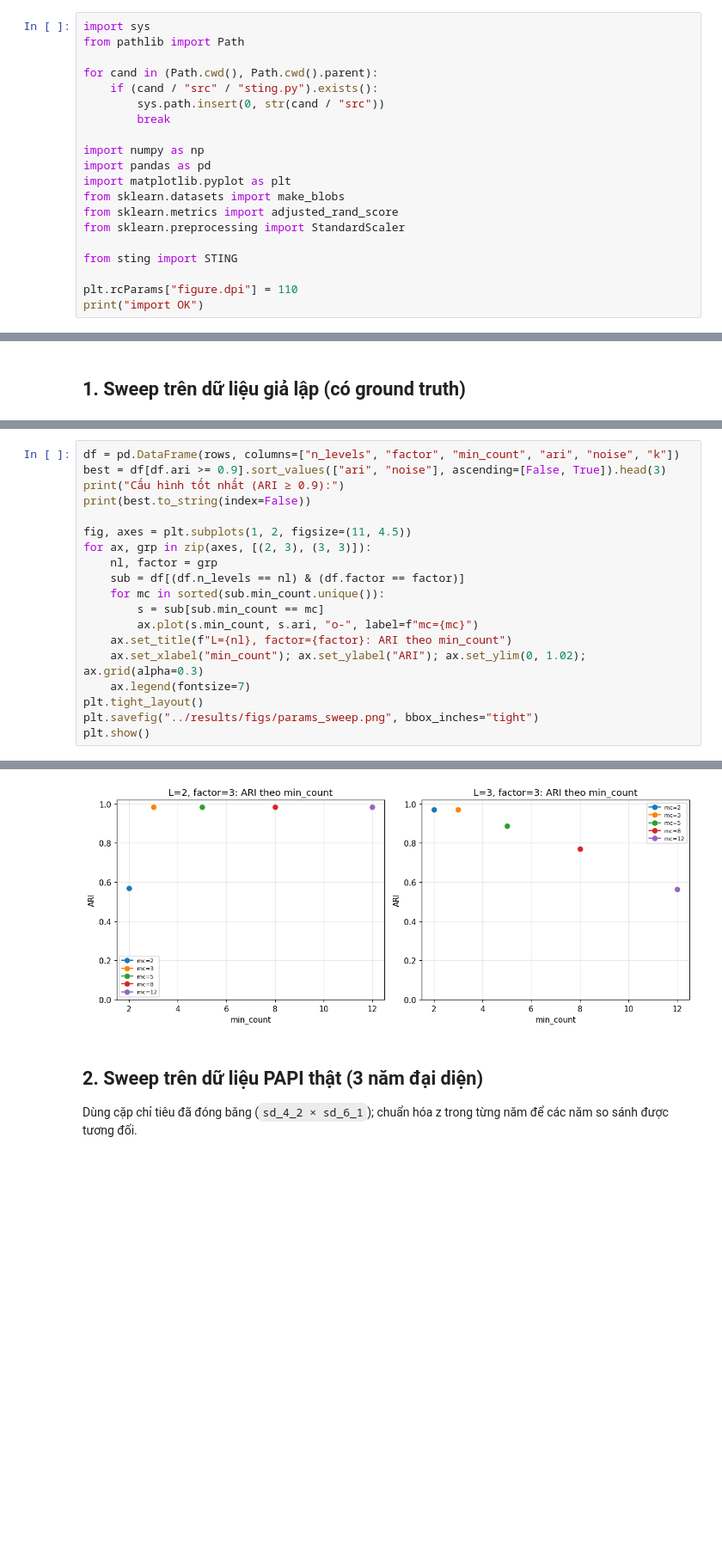
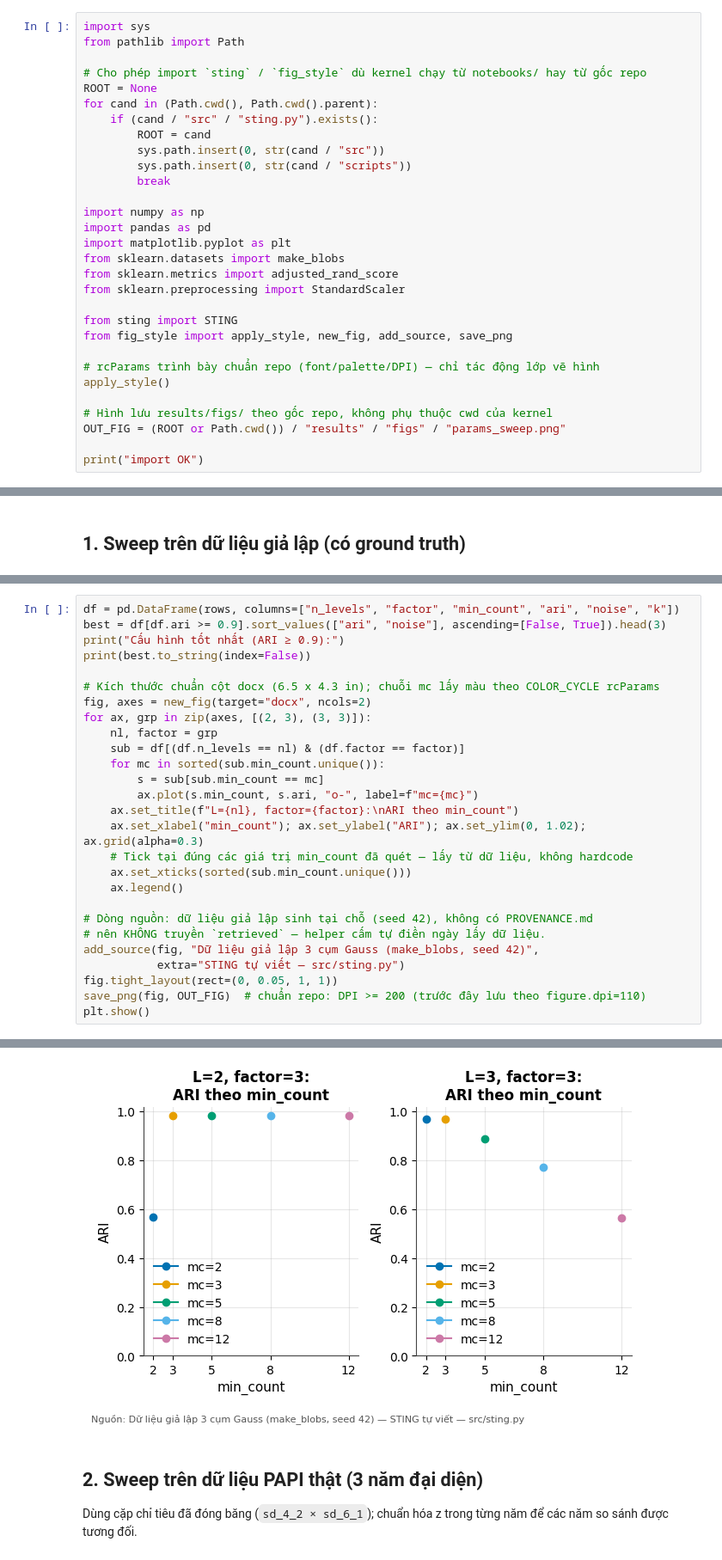
Before and after one commit to JasonTM17/Grid_Based_Sociology, a Jupyter notebook: notebooks/01_params_sweep.ipynb, the cells around one changed output, grey strips where cells are left out. Shown at 86% size. Drawn from its saved outputs; the diff is of its cells as text; blank space fills up the shorter version.

```diff
--- a/notebooks/01_params_sweep.ipynb
+++ b/notebooks/01_params_sweep.ipynb
@@ -10,9 +10,13 @@ không "cherry-pick" theo hình đẹp. Chi tiết: `results/predict_config_sear
 import sys
 from pathlib import Path
 
+# Cho phép import `sting` / `fig_style` dù kernel chạy từ notebooks/ hay từ gốc repo
+ROOT = None
 for cand in (Path.cwd(), Path.cwd().parent):
     if (cand / "src" / "sting.py").exists():
+        ROOT = cand
         sys.path.insert(0, str(cand / "src"))
+        sys.path.insert(0, str(cand / "scripts"))
         break
 
 import numpy as np
@@ -23,8 +27,14 @@ from sklearn.metrics import adjusted_rand_score
 from sklearn.preprocessing import StandardScaler
 
 from sting import STING
+from fig_style import apply_style, new_fig, add_source, save_png
 
-plt.rcParams["figure.dpi"] = 110
+# rcParams trình bày chuẩn repo (font/palette/DPI) — chỉ tác động lớp vẽ hình
+apply_style()
+
+# Hình lưu results/figs/ theo gốc repo, không phụ thuộc cwd của kernel
+OUT_FIG = (ROOT or Path.cwd()) / "results" / "figs" / "params_sweep.png"
+
 print("import OK")
 # %% [output]
 import OK
@@ -67,29 +77,37 @@ Dữ liệu: 300 điểm, 3 cụm thật
 # %%
 df = pd.DataFrame(rows, columns=["n_levels", "factor", "min_count", "ari", "noise", "k"])
 best = df[df.ari >= 0.9].sort_values(["ari", "noise"], ascending=[False, True]).head(3)
 print("Cấu hình tốt nhất (ARI ≥ 0.9):")
 print(best.to_string(index=False))
 
-fig, axes = plt.subplots(1, 2, figsize=(11, 4.5))
+# Kích thước chuẩn cột docx (6.5 x 4.3 in); chuỗi mc lấy màu theo COLOR_CYCLE rcParams
+fig, axes = new_fig(target="docx", ncols=2)
 for ax, grp in zip(axes, [(2, 3), (3, 3)]):
     nl, factor = grp
     sub = df[(df.n_levels == nl) & (df.factor == factor)]
     for mc in sorted(sub.min_count.unique()):
         s = sub[sub.min_count == mc]
         ax.plot(s.min_count, s.ari, "o-", label=f"mc={mc}")
-    ax.set_title(f"L={nl}, factor={factor}: ARI theo min_count")
+    ax.set_title(f"L={nl}, factor={factor}:\nARI theo min_count")
     ax.set_xlabel("min_count"); ax.set_ylabel("ARI"); ax.set_ylim(0, 1.02); ax.grid(alpha=0.3)
-    ax.legend(fontsize=7)
-plt.tight_layout()
-plt.savefig("../results/figs/params_sweep.png", bbox_inches="tight")
+    # Tick tại đúng các giá trị min_count đã quét — lấy từ dữ liệu, không hardcode
+    ax.set_xticks(sorted(sub.min_count.unique()))
+    ax.legend()
+
+# Dòng nguồn: dữ liệu giả lập sinh tại chỗ (seed 42), không có PROVENANCE.md
+# nên KHÔNG truyền `retrieved` — helper cấm tự điền ngày lấy dữ liệu.
+add_source(fig, "Dữ liệu giả lập 3 cụm Gauss (make_blobs, seed 42)",
+           extra="STING tự viết — src/sting.py")
+fig.tight_layout(rect=(0, 0.05, 1, 1))
+save_png(fig, OUT_FIG)  # chuẩn repo: DPI >= 200 (trước đây lưu theo figure.dpi=110)
 plt.show()
 # %% [output]
 Cấu hình tốt nhất (ARI ≥ 0.9):
  n_levels  factor  min_count      ari  noise  k
         2       3          3 0.984975   0.01  3
         2       3          5 0.984975   0.01  3
         2       3          8 0.984975   0.01  3
-[figure, old version]
+[figure, new version]
 # %% [markdown]
 ## 2. Sweep trên dữ liệu PAPI thật (3 năm đại diện)
 
```
Also changed, not shown: 40 other files.
